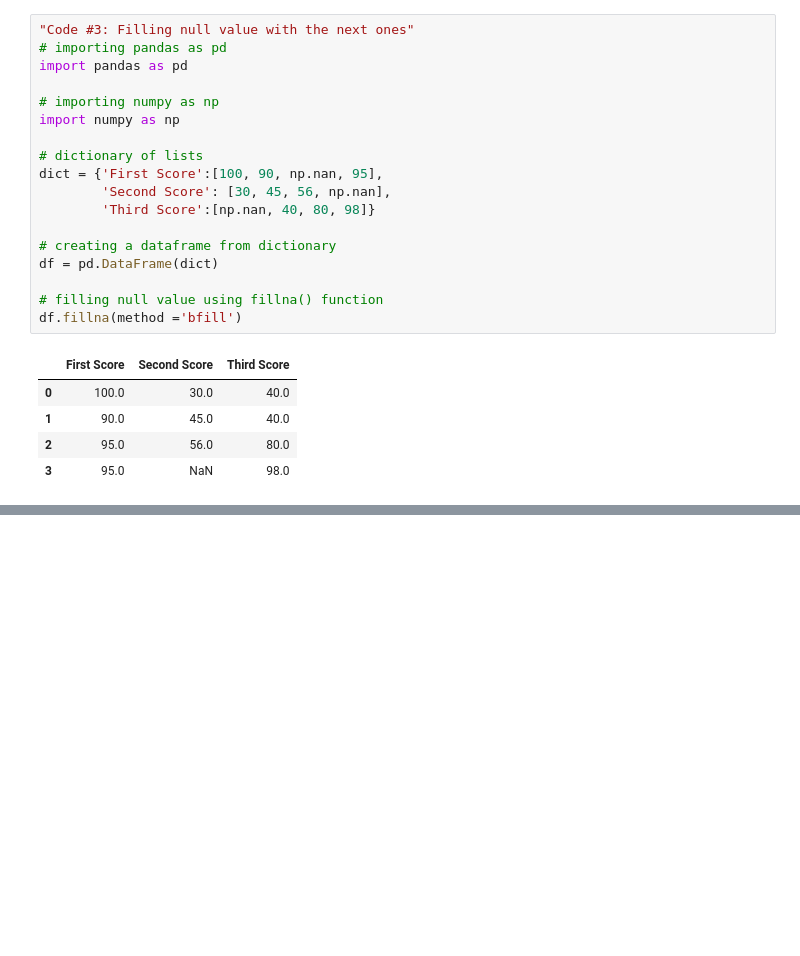
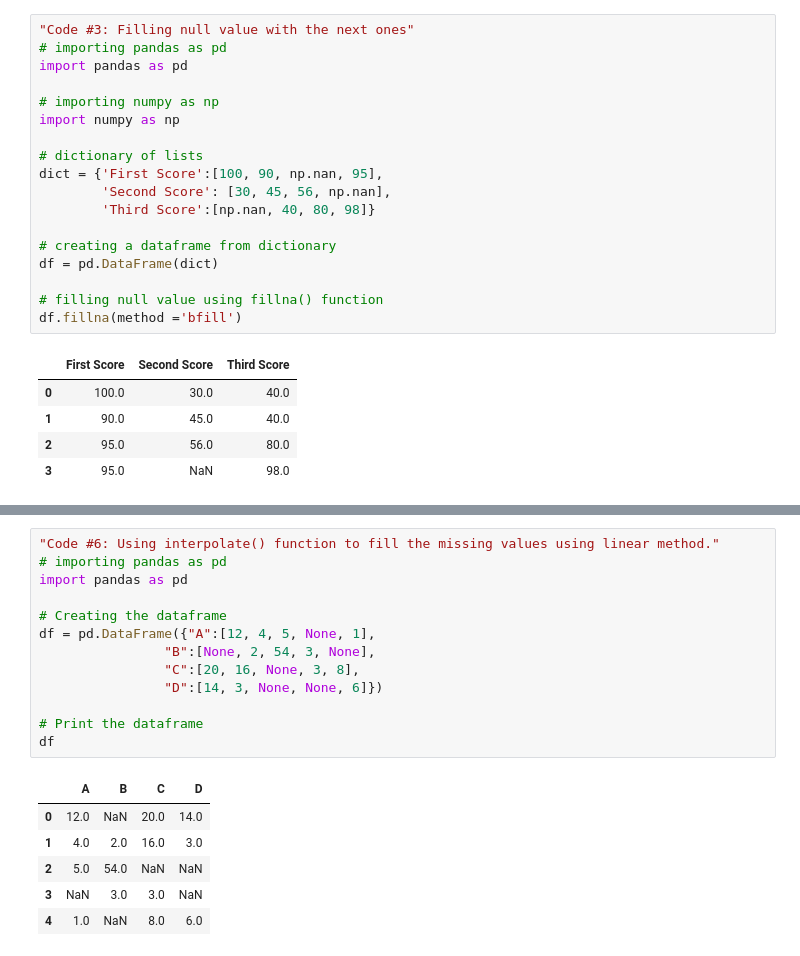
Before and after one commit to V-Nayak/python-basics, a Jupyter notebook: 14_Pandas_Manupulating_Data.ipynb, the cells around one changed output, grey strips where cells are left out. Saved outputs shown, nothing was run; the diff lists cells and outputs as text; blank space fills up the shorter version.

```diff
--- a/14_Pandas_Manupulating_Data.ipynb
+++ b/14_Pandas_Manupulating_Data.ipynb
@@ -385,0 +440,20 @@ df.fillna(method ='bfill')
+# %%
+"Code #6: Using interpolate() function to fill the missing values using linear method."
+# importing pandas as pd
+import pandas as pd
+
+# Creating the dataframe
+df = pd.DataFrame({"A":[12, 4, 5, None, 1],
+				"B":[None, 2, 54, 3, None],
+				"C":[20, 16, None, 3, 8],
+				"D":[14, 3, None, None, 6]})
+
+# Print the dataframe
+df
+# %% [output]
+|  | A | B | C | D |
+| 0 | 12.0 | NaN | 20.0 | 14.0 |
+| 1 | 4.0 | 2.0 | 16.0 | 3.0 |
+| 2 | 5.0 | 54.0 | NaN | NaN |
+| 3 | NaN | 3.0 | 3.0 | NaN |
+| 4 | 1.0 | NaN | 8.0 | 6.0 |
```
Also changed, not shown: parts of 12 cells of this notebook.
